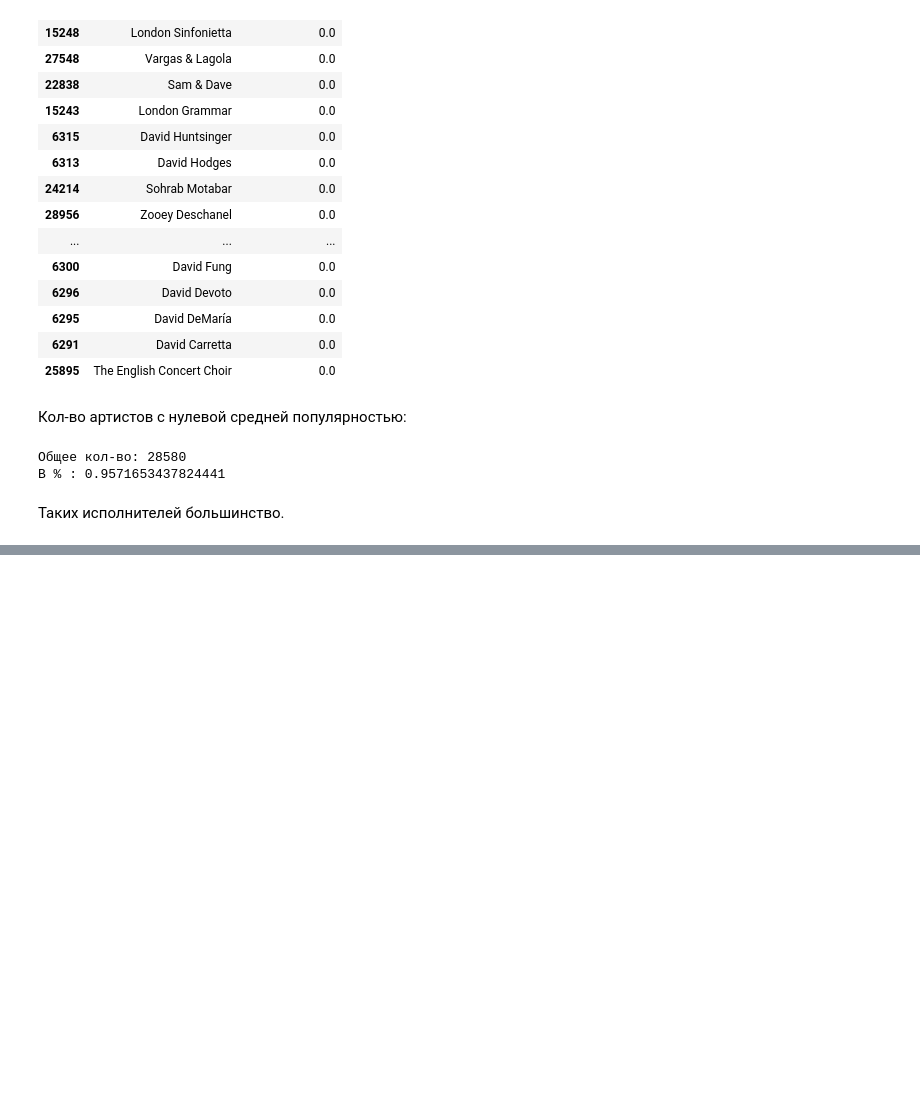
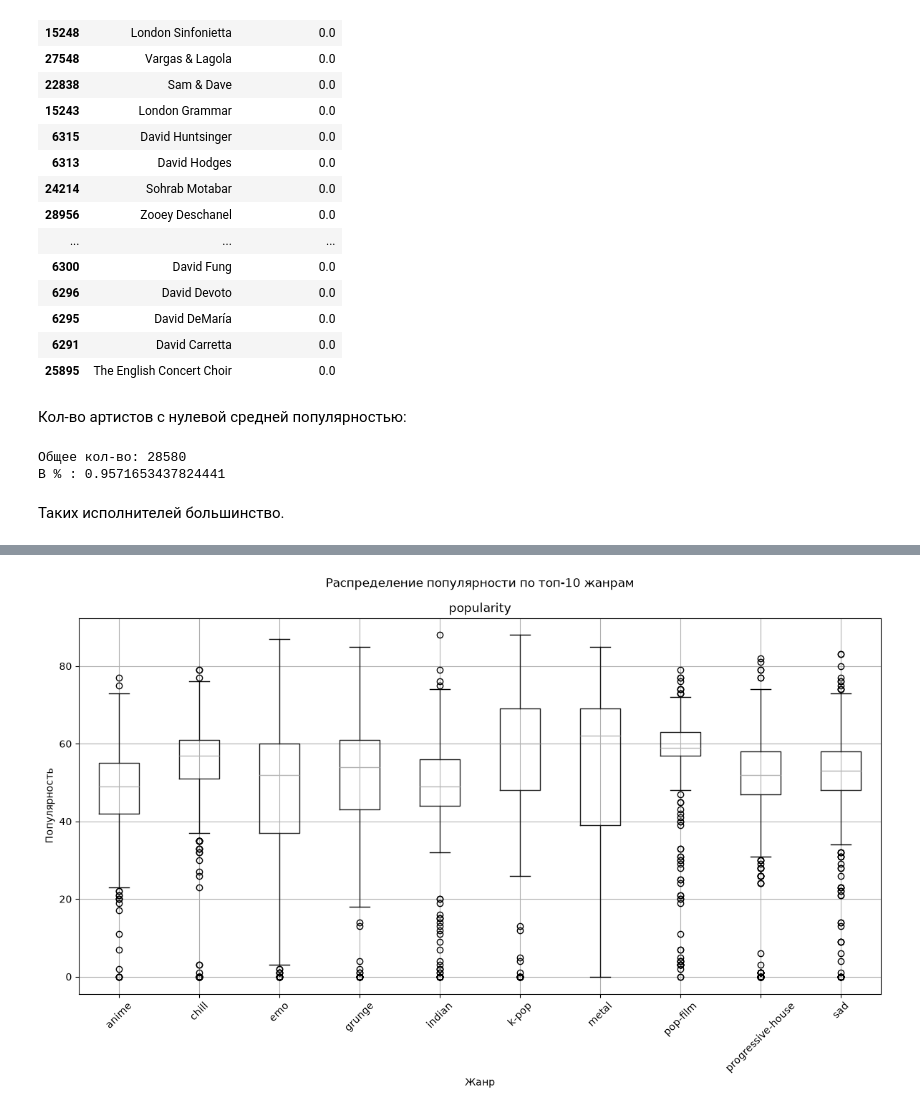
Before and after one commit to PieceOfBulka/gp5, a Jupyter notebook: eda_task_1.ipynb, the cells around one changed output, grey strips where cells are left out. Drawn from its saved outputs; the diff is of its cells as text; code cells hidden in the pictures; blank space fills up the shorter version.

```diff
--- a/eda_task_1.ipynb
+++ b/eda_task_1.ipynb
@@ -826,0 +920,4 @@ print(f"В % : {len(artist_mean_popularity[artist_mean_popularity['mean_populari
+# %%
+most_popular_gengers = genre_analysis.head(10).index
+
+df[df['track_genre'].isin(most_popular_gengers)]
@@ -826,0 +938,16 @@ print(f"В % : {len(artist_mean_popularity[artist_mean_popularity['mean_populari
+# %%
+fig, ax = plt.subplots(1, 1, figsize=(14, 7))
+
+df[df['track_genre'].isin(most_popular_gengers)].boxplot(column = 'popularity',
+                                                         by = 'track_genre',
+                                                         ax = ax
+                                                        )
+
+ax.set_xlabel('Жанр')
+ax.set_ylabel('Популярность')
+
+plt.suptitle('Распределение популярности по топ-10 жанрам')
+plt.xticks(rotation=45)
+plt.show()
+# %% [output]
+[figure, added]
```
Also changed, not shown: parts of 9 cells of this notebook.
